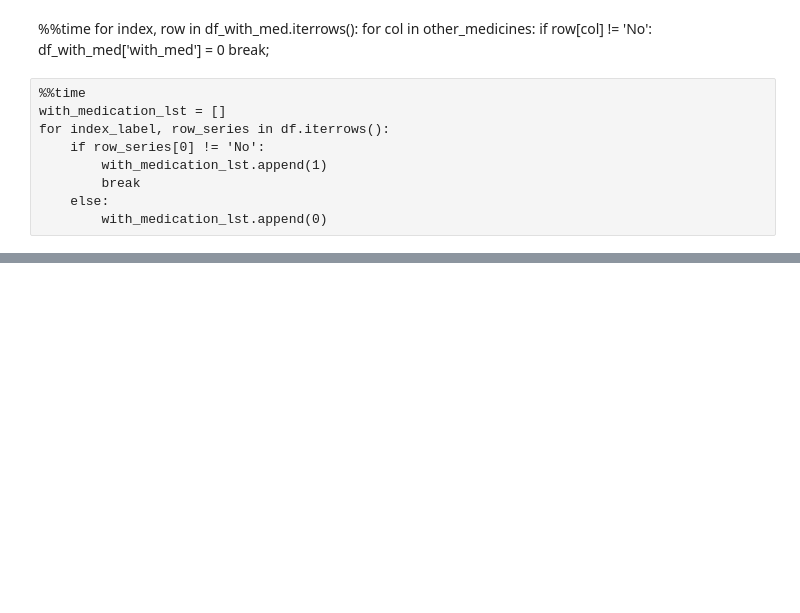
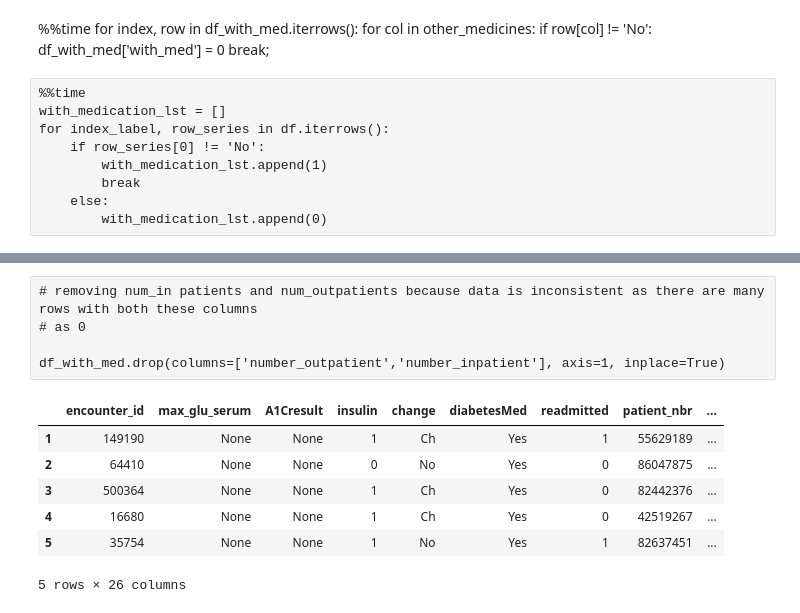
Before and after one commit to gauravkantrod/GLProject, a Jupyter notebook: Diabetes.ipynb, the cells around one changed output, grey strips where cells are left out. Saved outputs shown, nothing was run; the diff lists cells and outputs as text; code cells hidden in the pictures; blank space fills up the shorter version.

```diff
--- a/Diabetes.ipynb
+++ b/Diabetes.ipynb
@@ -509,0 +439,15 @@ df_with_med.drop(columns=['number_outpatient','number_inpatient'], axis=1, inpla
+# %% [raw]
+# removing num_in patients and num_outpatients because data is inconsistent as there are many rows with both these columns
+# as 0
+
+df_with_med.drop(columns=['number_outpatient','number_inpatient'], axis=1, inplace=True)
+# %%
+df_with_med.head()
+# %% [output]
+|  | encounter_id | max_glu_serum | A1Cresult | insulin | change | diabetesMed | readmitted | patient_nbr | ... |
+| 1 | 149190 | None | None | 1 | Ch | Yes | 1 | 55629189 | ... |
+| 2 | 64410 | None | None | 0 | No | Yes | 0 | 86047875 | ... |
+| 3 | 500364 | None | None | 1 | Ch | Yes | 0 | 82442376 | ... |
+| 4 | 16680 | None | None | 1 | Ch | Yes | 0 | 42519267 | ... |
+| 5 | 35754 | None | None | 1 | No | Yes | 1 | 82637451 | ... |
+5 rows × 26 columns
```
Also changed, not shown: parts of 31 cells of this notebook.
